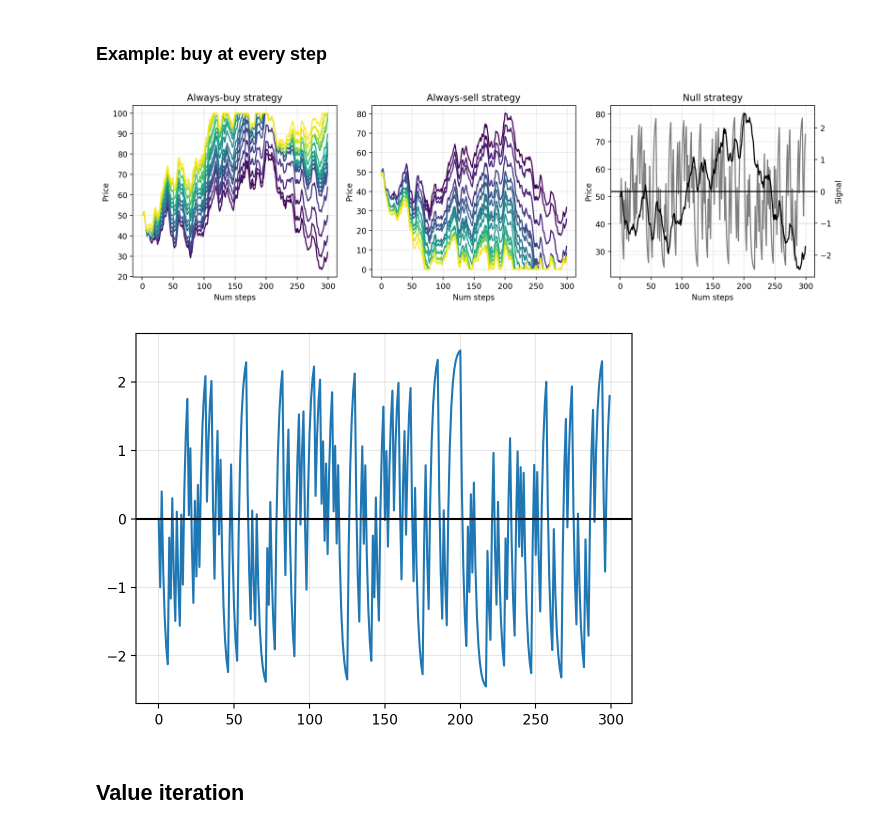
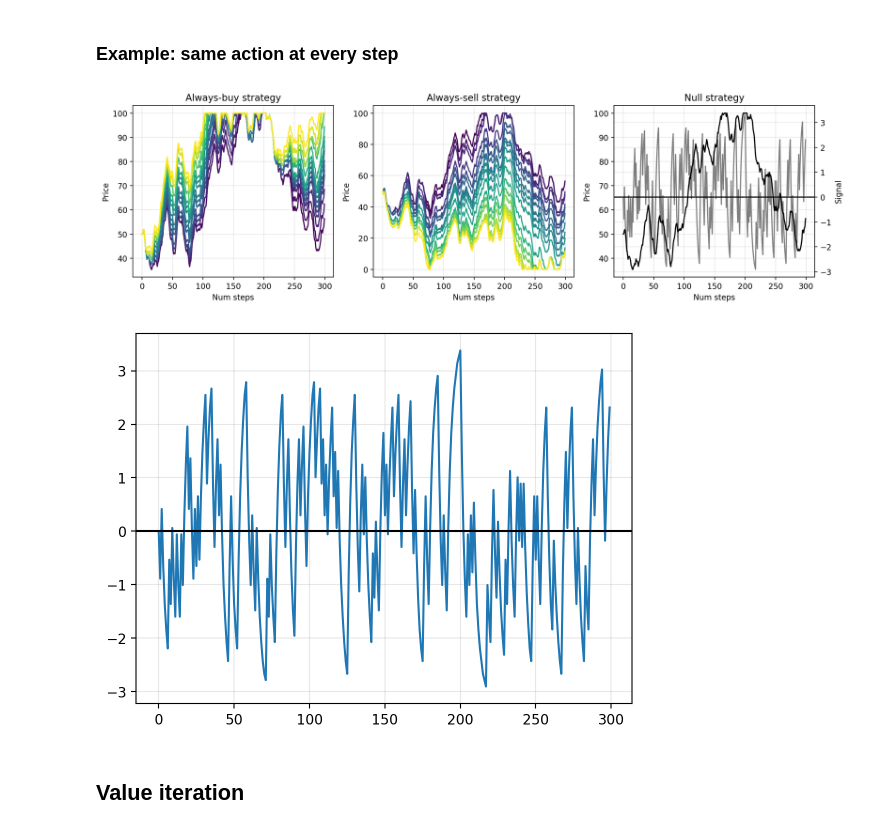
Before and after one commit to sapienzaio/online-ml-finance, a Jupyter notebook: 06-reinforcement-learning/price-impact-signal.ipynb, the cells around one changed output. Cells and saved outputs as stored; diff of their text form; code cells hidden in the pictures.

Commit message:
rl-feat: price-impact-signal

```diff
--- a/06-reinforcement-learning/price-impact-signal.ipynb
+++ b/06-reinforcement-learning/price-impact-signal.ipynb
@@ -17,6 +18,8 @@ MAX_CASH = 50 # max cash per side
 MAX_ACTION = 20 # max buy and sell
 DISCOUNT = 0.9
 MAX_SIGNAL = 10 # max value of signal per side
+# %%
+bins_signal = np.linspace(-3.5, 3.5, 60)
 # %%
 @njit
 def clip(a, a_min, a_max):
@@ -31,9 +34,7 @@ def price_step(price, signal, action, sigma, sigma_signal, delta, price_impact,
     signal_next = (
         signal * kappa_hat + sigma_signal * np.sqrt(delta) * sign_signal
     )
-    # signal_next = np.round(signal_next, 0.0)
-    signal_next = clip(signal_next, -MAX_SIGNAL, MAX_SIGNAL)
-
+    signal_next = bins_signal[np.digitize(np.array([signal_next]), bins_signal)].item()
 
     pr = sigmoid(action * price_impact)
     sign = np.random.uniform() > 1 - pr
@@ -70,7 +71,7 @@ def price_process(
         signals[t] = signal
     return prices, signals
 # %% [markdown]
-### Example: buy at every step
+### Example: same action at every step
 # %%
 seed = 314
 num_steps = 300
@@ -79,7 +80,7 @@ price_init = 50
 price_impacts = np.linspace(0, 1, 20)
 colors = plt.cm.viridis(price_impacts)
 sigma_signal = 1.0
-kappa_hat = 1 - 0.4
+kappa_hat = 1 - 0.3
 
 actions_buy = np.ones(num_steps)
 actions_sell = -np.ones(num_steps)
@@ -106,40 +107,40 @@ for (price_impact, color) in zip(price_impacts, colors):
 prices_none, signal = price_process(
     seed, num_steps, price_init, actions_none,
     sigma_signal=sigma_signal, price_impact=0.0,
     kappa_hat=kappa_hat
 )
 
 ax2d = ax[2].twinx()
 ax[2].plot(prices_none, c="black")
 
 ax2d.plot(signal, c="tab:gray")
 ax2d.axhline(y=0, c="black")
 ax2d.grid(alpha=0.3)
 ax2d.set_ylabel("Signal")
 
 # Make twinx top of the plot
 ax[2].set_zorder(ax2d.get_zorder() + 1)
 ax[2].patch.set_visible(False)
 
 for axi in ax:
     axi.set_xlabel("Num steps")
     axi.set_ylabel("Price")
     axi.grid(alpha=0.3)
 
 ax[0].set_title("Always-buy strategy")
 ax[1].set_title("Always-sell strategy")
 ax[2].set_title("Null strategy")
 
 
 plt.tight_layout()
 # %% [output]
-[figure, old version]
+[figure, new version]
 # %%
 plt.plot(signal)
 plt.axhline(y=0, c="black")
 plt.grid(alpha=0.3)
 # %% [output]
-[figure, old version]
+[figure, new version]
 # %% [markdown]
 ## Value iteration
 # %% [markdown]
```
Also changed, not shown: parts of 19 cells of this notebook.
